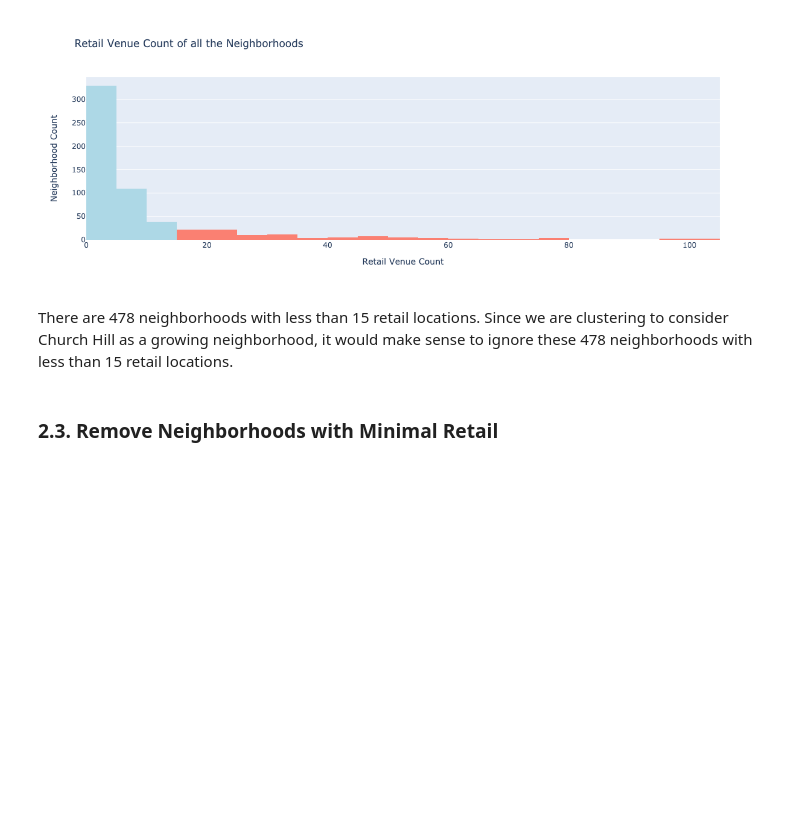
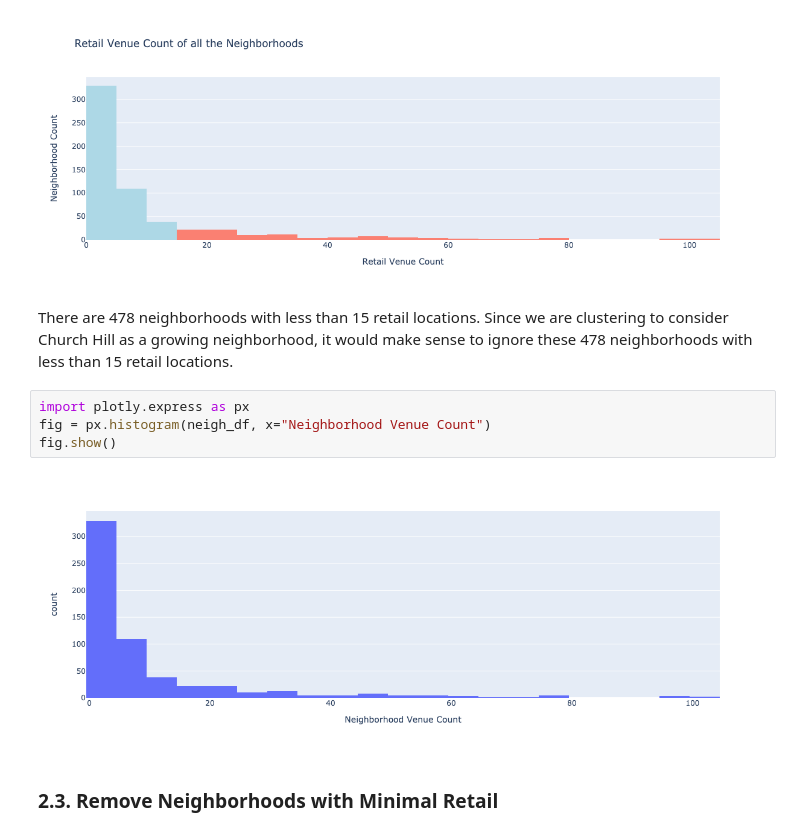
Before and after one commit to mphill82/Coursera_Capstone, a Jupyter notebook: Retail_Inference_notebook.ipynb, the cells around one changed output. Cells and saved outputs as stored; diff of their text form; blank space fills up the shorter version.

Commit message:
test plotly express plot on nbviewer

```diff
--- a/Retail_Inference_notebook.ipynb
+++ b/Retail_Inference_notebook.ipynb
@@ -491,6 +491,12 @@ fig.show()
 [figure]
 # %% [markdown]
 There are 478 neighborhoods with less than 15 retail locations.  Since we are clustering to consider Church Hill as a growing neighborhood, it would make sense to ignore these 478 neighborhoods with less than 15 retail locations.
+# %%
+import plotly.express as px
+fig = px.histogram(neigh_df, x="Neighborhood Venue Count")
+fig.show()
+# %% [output]
+[figure, added]
 # %% [markdown]
 <a id='2.3'></a>
 ### 2.3. Remove Neighborhoods with Minimal Retail
```
Also changed, not shown: parts of 1 cell of this notebook.
